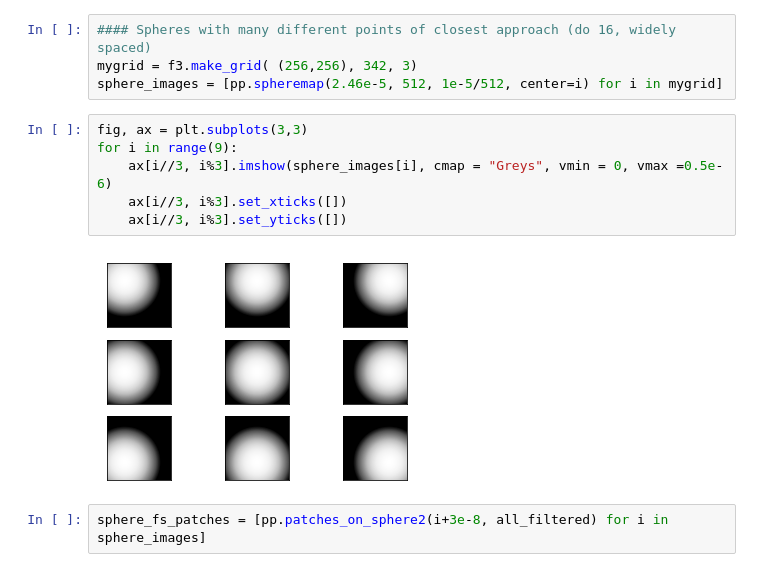
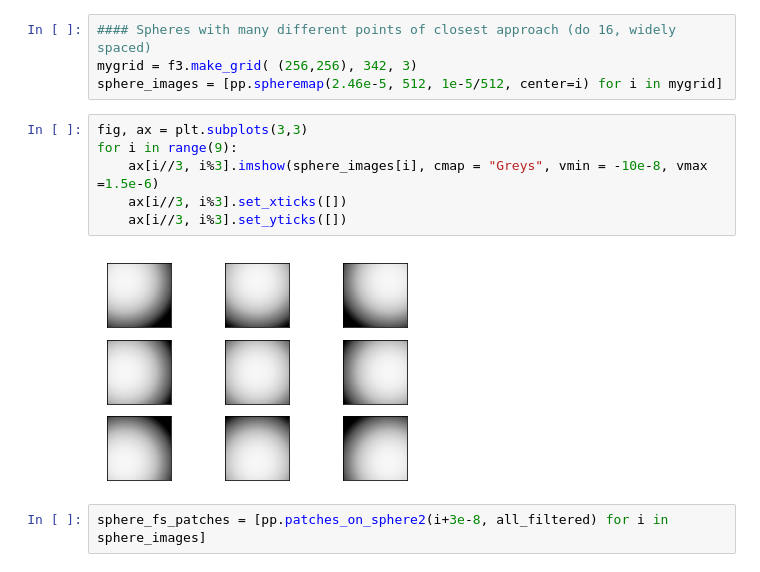
Before and after one commit to jlgarrett/NISEpy, a Jupyter notebook: PFApatchpotentials/Patches_On_2surfaces_Supplemental.ipynb, the cells around one changed output. Cells and saved outputs as stored; diff of their text form.

```diff
--- a/PFApatchpotentials/Patches_On_2surfaces_Supplemental.ipynb
+++ b/PFApatchpotentials/Patches_On_2surfaces_Supplemental.ipynb
@@ -530,11 +534,11 @@ sphere_images = [pp.spheremap(2.46e-5, 512, 1e-5/512, center=i) for i in mygrid]
 # %%
 fig, ax = plt.subplots(3,3)
 for i in range(9):
-    ax[i//3, i%3].imshow(sphere_images[i], cmap = "Greys", vmin = 0, vmax =0.5e-6)
+    ax[i//3, i%3].imshow(sphere_images[i], cmap = "Greys", vmin = -10e-8, vmax =1.5e-6)
     ax[i//3, i%3].set_xticks([])
     ax[i//3, i%3].set_yticks([])
 # %% [output]
-[figure, old version]
+[figure, new version]
 # %%
 sphere_fs_patches = [pp.patches_on_sphere2(i+3e-8, all_filtered) for i in sphere_images]
 # %%
```
Also changed, not shown: parts of 38 cells of this notebook, 1 other file.
